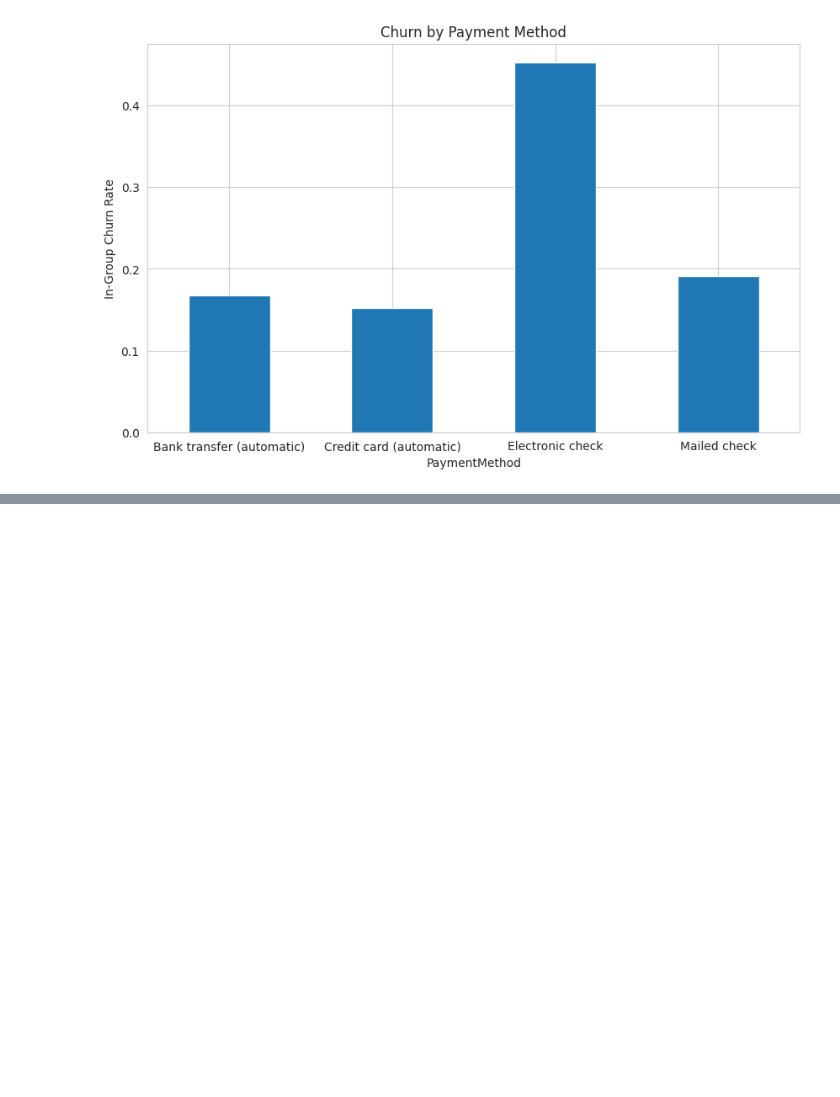
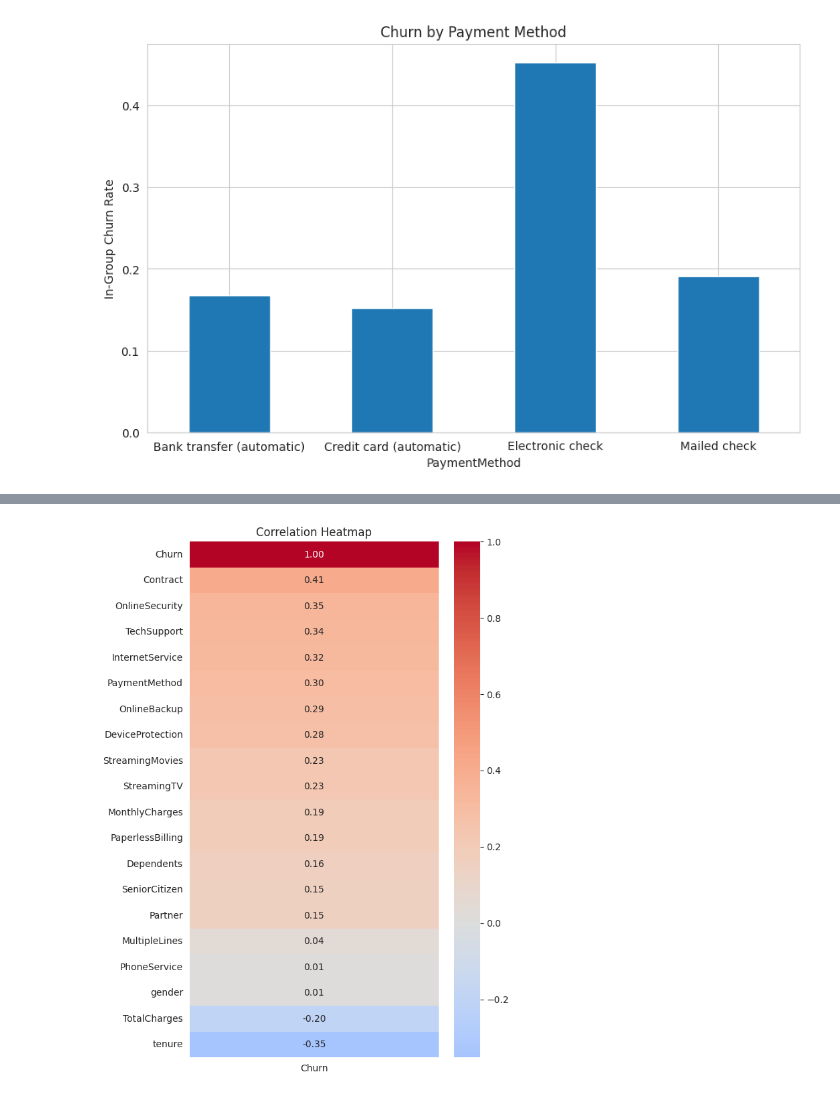
Before and after one commit to taborerickson/Customer-Churn-Prediction, a Jupyter notebook: Notebooks/customer_churn_end_to_end.ipynb, the cells around one changed output, grey strips where cells are left out. Saved outputs shown, nothing was run; the diff lists cells and outputs as text; code cells hidden in the pictures; blank space fills up the shorter version.

```diff
--- a/Notebooks/customer_churn_end_to_end.ipynb
+++ b/Notebooks/customer_churn_end_to_end.ipynb
@@ -500,0 +540,30 @@ Mailed check                  0.191067  ...                0.043731
+# %%
+# Encoding categorical variables for correlation analysis
+# Using target encoding to show mean churn rate (instead of label encoding)
+corr_df = data.copy()
+# Function to encode categorical variables (except customerID)
+def target_encoding(data, target_column, exclude_columns=None):
+    if exclude_columns is None:
+        exclude_columns = []
+
+    encoded_df = data.copy()
+    # Encoding target variable (Churn)
+    if encoded_df[target_column].dtype == 'object':
+        unique_values = encoded_df[target_column].unique()
+        if len(unique_values) == 2:
+            mapping = {unique_values[0]: 0, unique_values[1]: 1}
+            encoded_df[target_column] = encoded_df[target_column].map(mapping)
+
+    # Encoding categorical variables (except customerID)
+    for col in encoded_df.select_dtypes(include='object').columns:
+        if col not in exclude_columns:
+            means = encoded_df.groupby(col)[target_column].mean()
+            encoded_df[col] = encoded_df[col].map(means)
+
+    return encoded_df
+
+
+encoded_df = target_encoding(corr_df, target_column='Churn', exclude_columns=['customerID'])
+# Dropping customerID column from encoded_df
+encoded_df = encoded_df.drop(columns=['customerID'])
+print(encoded_df.info())
@@ -500,0 +588,4 @@ Mailed check                  0.191067  ...                0.043731
+# %%
+# Correlation Matrix (by Churn)
+encoded_corr = encoded_df.corr()['Churn'].sort_values(ascending=False)
+encoded_corr
@@ -500,0 +610,9 @@ Mailed check                  0.191067  ...                0.043731
+# %%
+# Plotting heatmap of correlation matrix
+plt.figure(figsize=(6, 10))
+sns.heatmap(encoded_corr.to_frame(), annot=True, fmt=".2f", cmap='coolwarm', center=0)
+plt.title("Correlation Heatmap")
+plt.savefig(visuals_path / 'target_encoded_corr_matrix_target_grouping.png', dpi=150, bbox_inches='tight')
+plt.show()
+# %% [output]
+[figure, added]
```
Also changed, not shown: parts of 11 cells of this notebook, 13 other files.
